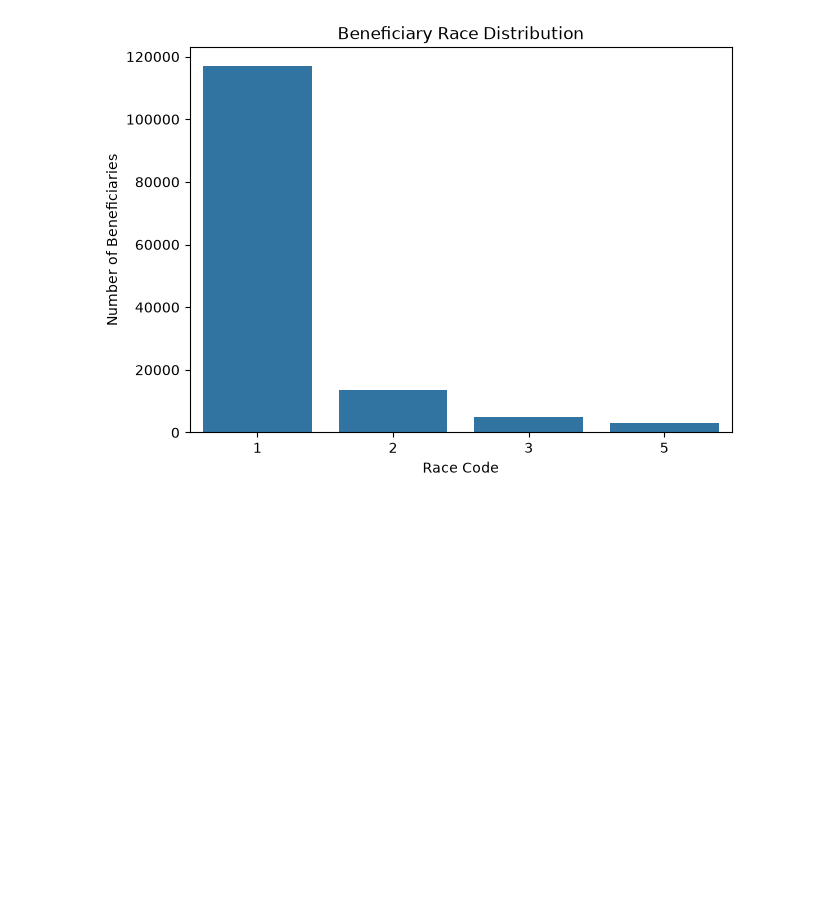
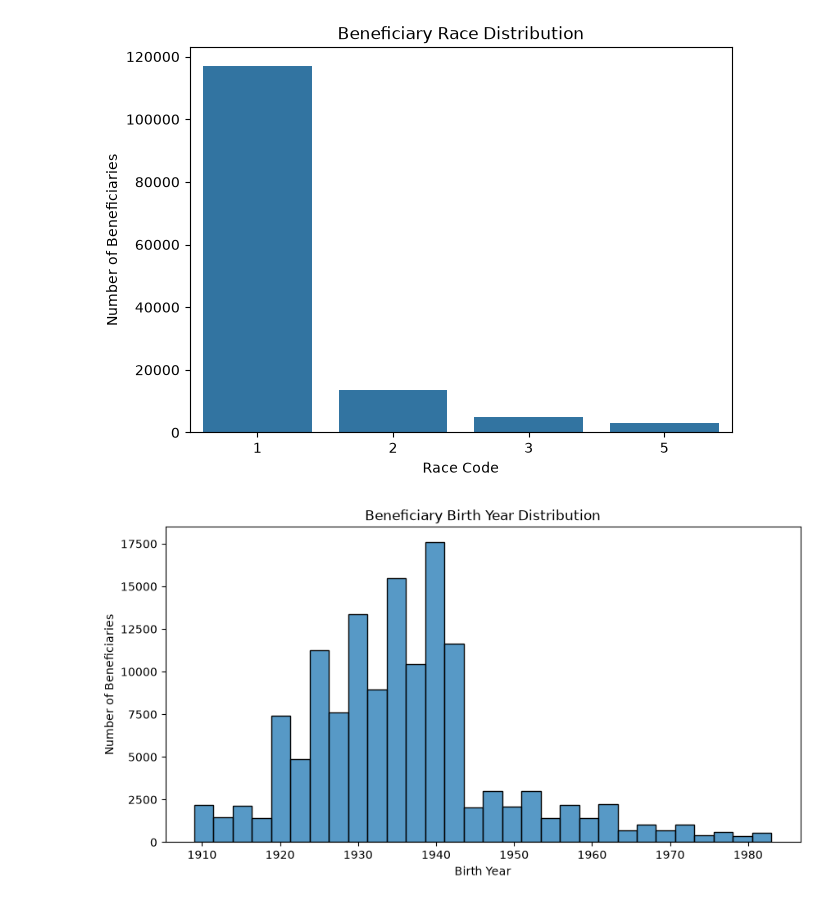
Before and after one commit to R-Bency/Healthcare-Insurance-claim-fraud-detection, a Jupyter notebook: notebooks/01.eda.ipynb, the cells around one changed output. Saved outputs shown, nothing was run; the diff lists cells and outputs as text; code cells hidden in the pictures; blank space fills up the shorter version.

```diff
--- a/notebooks/01.eda.ipynb
+++ b/notebooks/01.eda.ipynb
@@ -24,13 +24,13 @@ import numpy as np
 import matplotlib.pyplot as plt
 import seaborn as sns
 # %%
-beneficiary_df = pd.read_csv("../data/raw/train/Train_Beneficiarydata-1542865627584.csv")
+beneficiary_df = pd.read_csv("../data/raw/train/BENEFICIARY.csv")
 
-inpatient_df = pd.read_csv("../data/raw/train/Train_Inpatientdata-1542865627584.csv")
+inpatient_df = pd.read_csv("../data/raw/train/INPATIENT.csv")
 
-outpatient_df = pd.read_csv("../data/raw/train/Train_Outpatientdata-1542865627584.csv")
+outpatient_df = pd.read_csv("../data/raw/train/OUTPATIENT.csv")
 
-provider_df = pd.read_csv("../data/raw/train/Train-1542865627584.csv")
+provider_df = pd.read_csv("../data/raw/train/PROVIDERS.csv")
 # %%
 print("SHAPES")
 print("Beneficiary:", beneficiary_df.shape)
@@ -552,3 +552,26 @@ plt.ylabel("Number of Beneficiaries")
 plt.show()
 # %% [output]
 [figure]
+# %%
+beneficiary_df["DOB"] = pd.to_datetime(
+    beneficiary_df["DOB"],
+    errors="coerce"
+)
+# %%
+beneficiary_df["BirthYear"] = beneficiary_df["DOB"].dt.year
+
+plt.figure(figsize=(10, 5))
+
+sns.histplot(
+    data=beneficiary_df,
+    x="BirthYear",
+    bins=30
+)
+
+plt.title("Beneficiary Birth Year Distribution")
+plt.xlabel("Birth Year")
+plt.ylabel("Number of Beneficiaries")
+
+plt.show()
+# %% [output]
+[figure, added]
```
Also changed, not shown: parts of 26 cells of this notebook, 4 other files.
